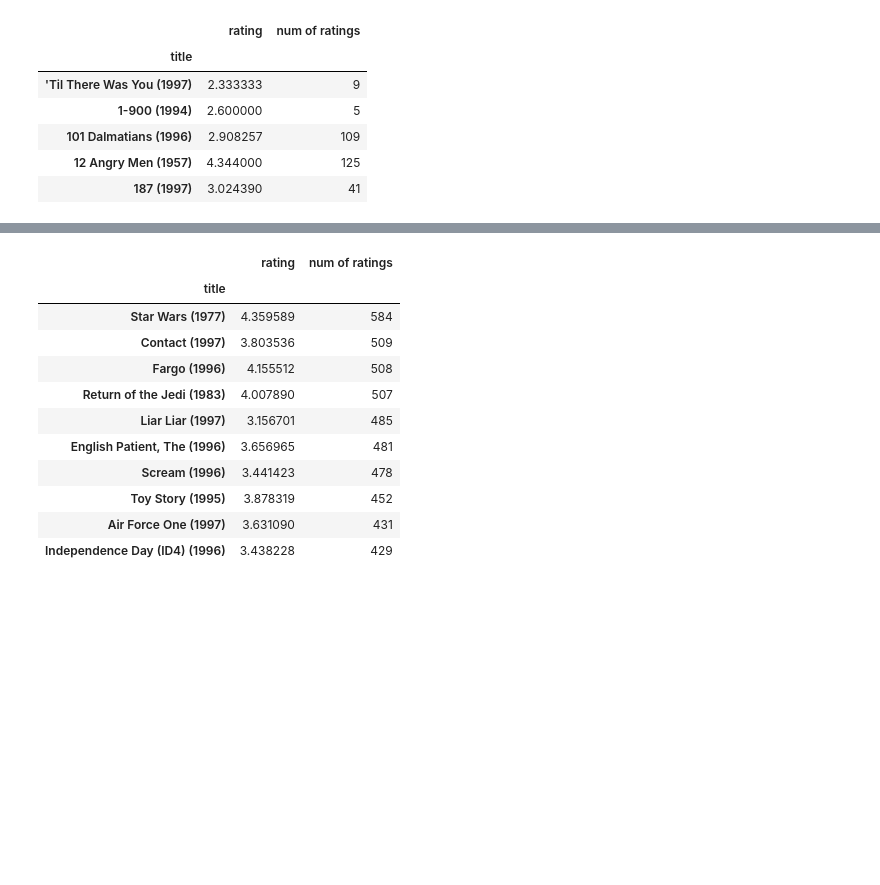
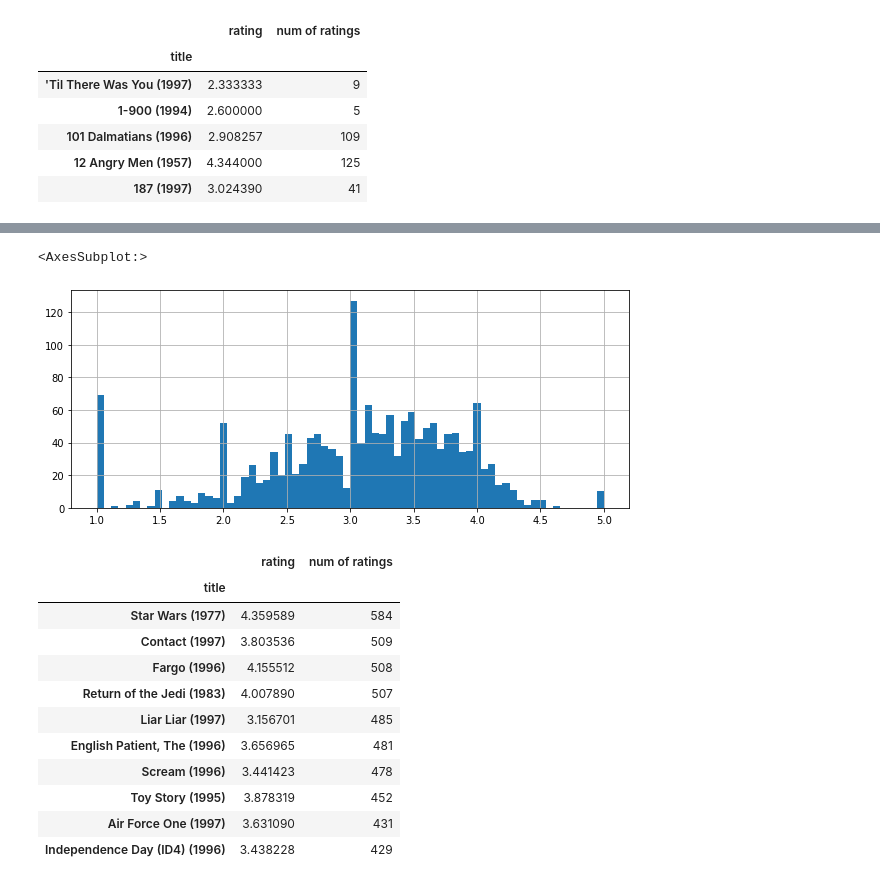
Before and after one commit to sagarhasan273/project_form_clients, a Jupyter notebook: Movie Recommender System/main.ipynb, the cells around one changed output, grey strips where cells are left out. Saved outputs shown, nothing was run; the diff lists cells and outputs as text; code cells hidden in the pictures; blank space fills up the shorter version.

```diff
--- a/Movie Recommender System/main.ipynb
+++ b/Movie Recommender System/main.ipynb
@@ -103,3 +103,11 @@ ratings['num of ratings'].hist(bins = 70)
+# %%
+# plot graph of 'ratings' column
+plt.figure(figsize =(10, 4))
+
+ratings['rating'].hist(bins = 70)
+# %% [output]
+<AxesSubplot:>
+[figure, added]
 # %%
 # Sorting values according to
 # the 'num of rating column'
```
Also changed, not shown: parts of 2 cells of this notebook.
